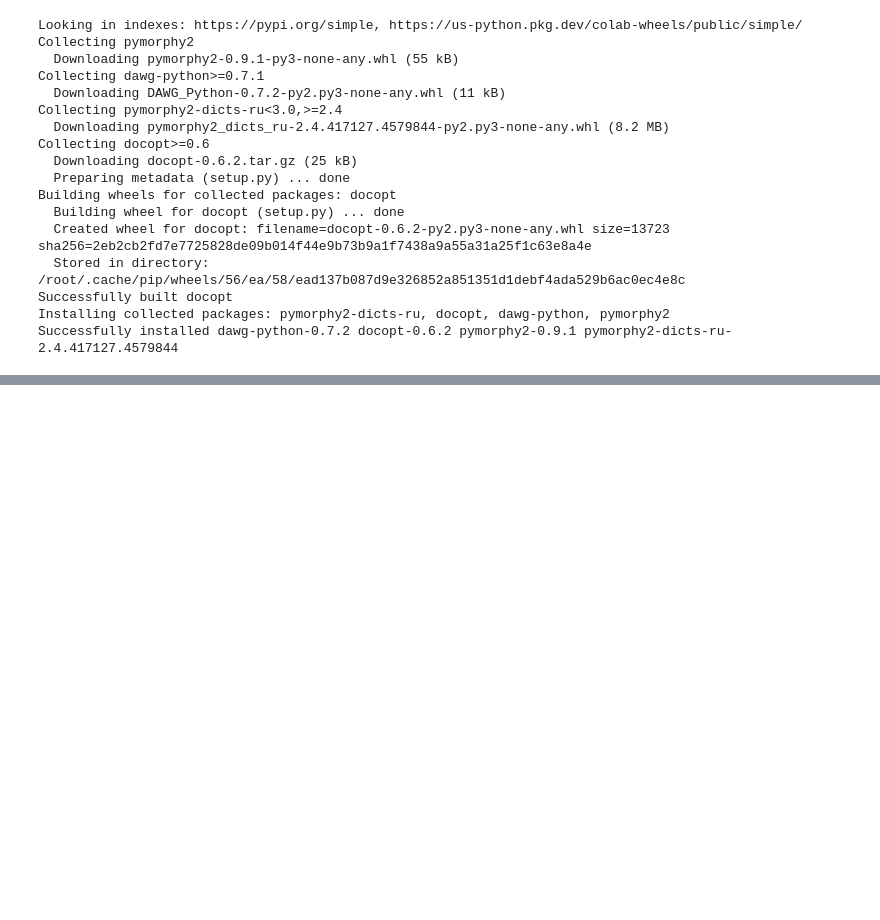
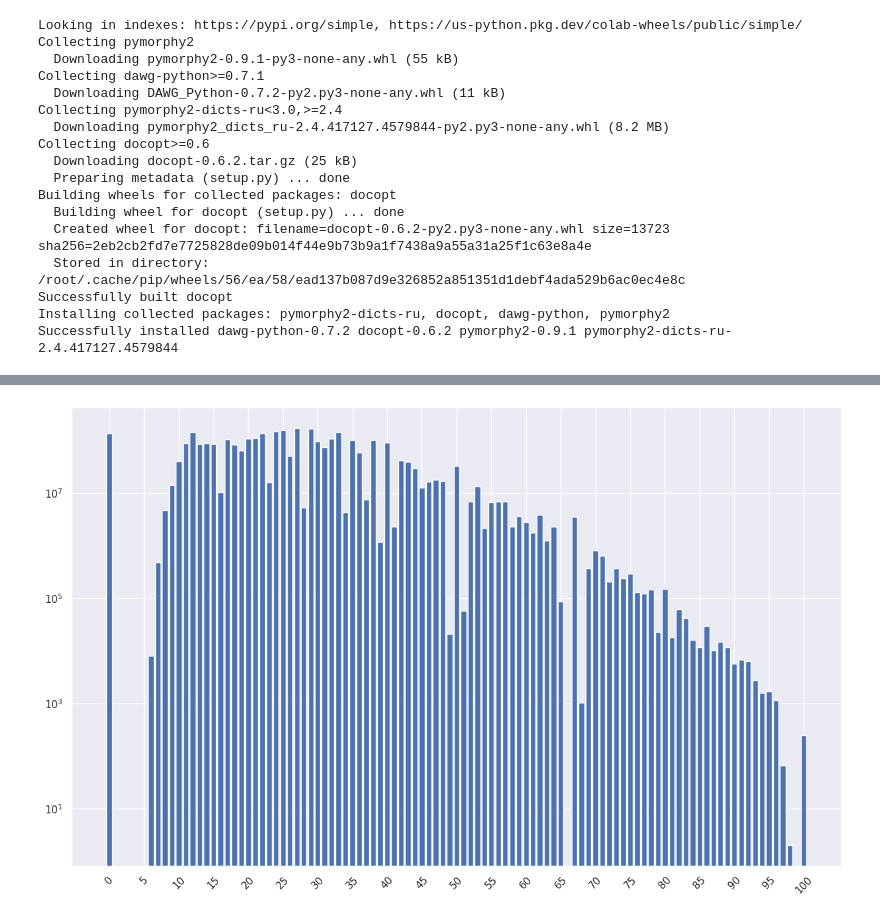
Before and after one commit to NanamyYu/grammarzeka, a Jupyter notebook: paronyms/paronyms.ipynb, the cells around one changed output, grey strips where cells are left out. Saved outputs shown, nothing was run; the diff lists cells and outputs as text; code cells hidden in the pictures; blank space fills up the shorter version.

```diff
--- a/paronyms/paronyms.ipynb
+++ b/paronyms/paronyms.ipynb
@@ -159,0 +200,14 @@ f.close()
+# %%
+with open("drive/MyDrive/leiv.pickle", "rb") as f:
+    leiv = np.array(pickle.load(f))
+with open("drive/MyDrive/leiv2.pickle", "rb") as f:
+    leiv2 = np.array(pickle.load(f))
+final_leiv = leiv + leiv2
+# %%
+plt.bar(range(len(final_leiv)), final_leiv, align="center")
+plt.yscale('log')
+ticks = [i for i in range(0, 101, 5)]
+plt.xticks(range(0, len(final_leiv), 5), ticks, rotation=45)
+plt.show()
+# %% [output]
+[figure, added]
```
Also changed, not shown: parts of 48 cells of this notebook, 10 other files.
